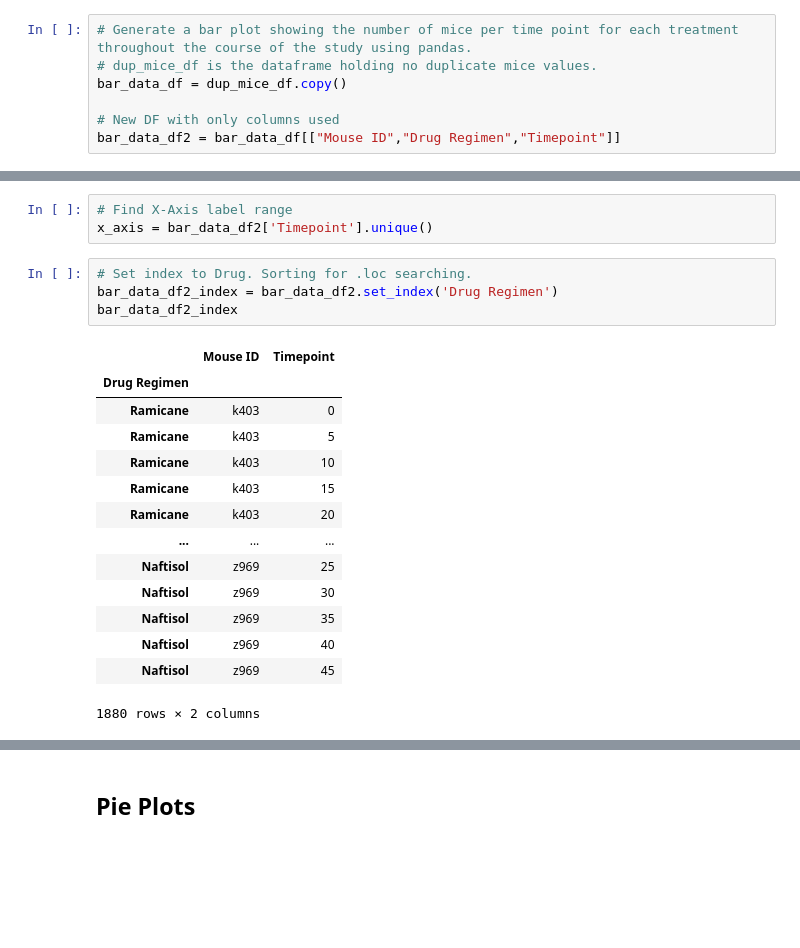
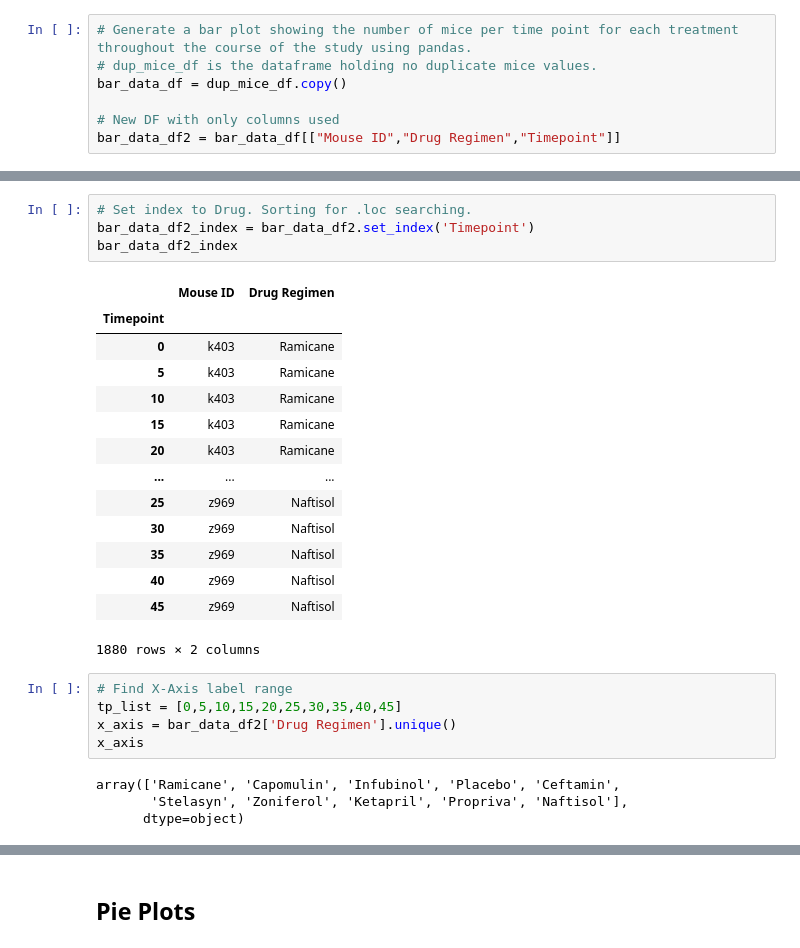
Before and after one commit to c-pompa/Py-maceuticals_Report, a Jupyter notebook: Pymaceuticals_Report.ipynb, the cells around one changed output, grey strips where cells are left out. Drawn from its saved outputs; the diff is of its cells as text; blank space fills up the shorter version.

```diff
--- a/Pymaceuticals_Report.ipynb
+++ b/Pymaceuticals_Report.ipynb
@@ -200,22 +218,28 @@ Generate a bar plot showing the number of mice per time point for each treatment
+# %%
+# Set index to Drug. Sorting for .loc searching.
+bar_data_df2_index = bar_data_df2.set_index('Timepoint')
+bar_data_df2_index
+# %% [output]
+|  | Mouse ID | Drug Regimen |
+| Timepoint |  |  |
+| 0 | k403 | Ramicane |
+| 5 | k403 | Ramicane |
+| 10 | k403 | Ramicane |
+| 15 | k403 | Ramicane |
+| 20 | k403 | Ramicane |
+| ... | ... | ... |
+| 25 | z969 | Naftisol |
+| 30 | z969 | Naftisol |
+| 35 | z969 | Naftisol |
+| 40 | z969 | Naftisol |
+| 45 | z969 | Naftisol |
+1880 rows × 2 columns
 # %%
 # Find X-Axis label range
-x_axis = bar_data_df2['Timepoint'].unique()
+tp_list = [0,5,10,15,20,25,30,35,40,45]
+x_axis = bar_data_df2['Drug Regimen'].unique()
+x_axis
+# %% [output]
+array(['Ramicane', 'Capomulin', 'Infubinol', 'Placebo', 'Ceftamin',
+       'Stelasyn', 'Zoniferol', 'Ketapril', 'Propriva', 'Naftisol'],
+      dtype=object)
-# %%
-# Set index to Drug. Sorting for .loc searching.
-bar_data_df2_index = bar_data_df2.set_index('Drug Regimen')
-bar_data_df2_index
-# %% [output]
-|  | Mouse ID | Timepoint |
-| Drug Regimen |  |  |
-| Ramicane | k403 | 0 |
-| Ramicane | k403 | 5 |
-| Ramicane | k403 | 10 |
-| Ramicane | k403 | 15 |
-| Ramicane | k403 | 20 |
-| ... | ... | ... |
-| Naftisol | z969 | 25 |
-| Naftisol | z969 | 30 |
-| Naftisol | z969 | 35 |
-| Naftisol | z969 | 40 |
-| Naftisol | z969 | 45 |
-1880 rows × 2 columns
```
Also changed, not shown: parts of 44 cells of this notebook.
